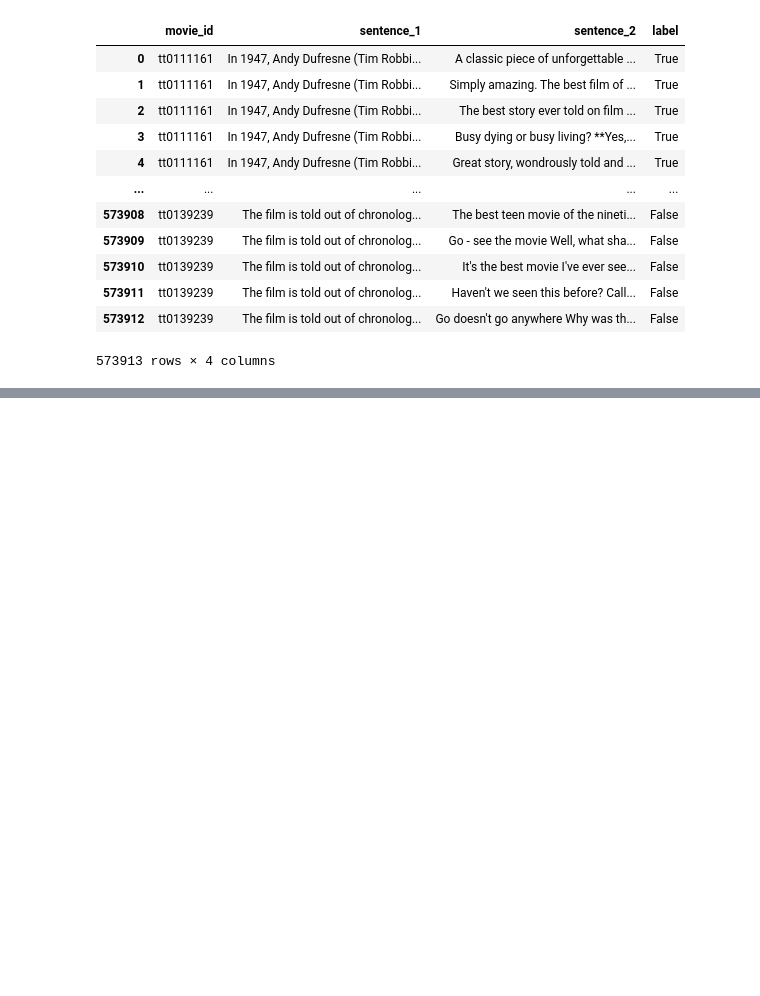
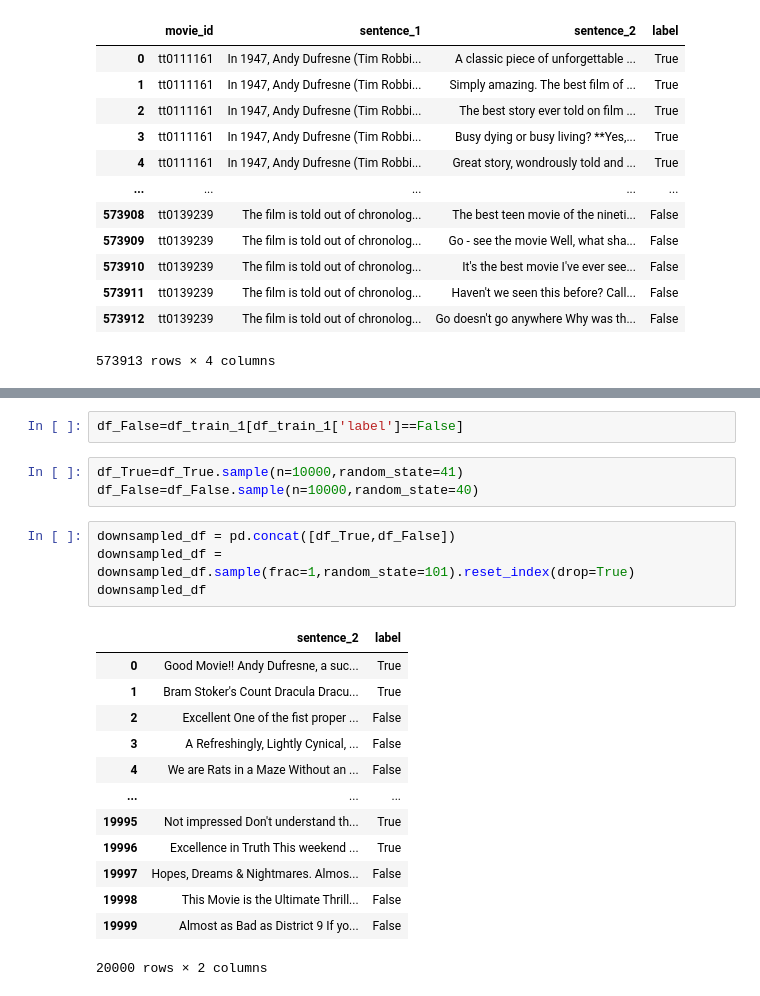
Before and after one commit to Shanu-Mathew/Movie-Spoiler-Shield, a Jupyter notebook: Notebook/Movie Spoiler Blocker Extension.ipynb, the cells around one changed output, grey strips where cells are left out. Drawn from its saved outputs; the diff is of its cells as text; blank space fills up the shorter version.

```diff
--- a/Notebook/Movie Spoiler Blocker Extension.ipynb
+++ b/Notebook/Movie Spoiler Blocker Extension.ipynb
@@ -99,0 +165,23 @@ df_train
+# %%
+df_False=df_train_1[df_train_1['label']==False]
+# %%
+df_True=df_True.sample(n=10000,random_state=41)
+df_False=df_False.sample(n=10000,random_state=40)
+# %%
+downsampled_df = pd.concat([df_True,df_False])
+downsampled_df = downsampled_df.sample(frac=1,random_state=101).reset_index(drop=True)
+downsampled_df
+# %% [output]
+|  | sentence_2 | label |
+| 0 | Good Movie!! Andy Dufresne, a suc... | True |
+| 1 | Bram Stoker's Count Dracula Dracu... | True |
+| 2 | Excellent One of the fist proper ... | False |
+| 3 | A Refreshingly, Lightly Cynical, ... | False |
+| 4 | We are Rats in a Maze Without an ... | False |
+| ... | ... | ... |
+| 19995 | Not impressed Don't understand th... | True |
+| 19996 | Excellence in Truth This weekend ... | True |
+| 19997 | Hopes, Dreams & Nightmares. Almos... | False |
+| 19998 | This Movie is the Ultimate Thrill... | False |
+| 19999 | Almost as Bad as District 9 If yo... | False |
+20000 rows × 2 columns
```
Also changed, not shown: parts of 19 cells of this notebook, 2 other files.
